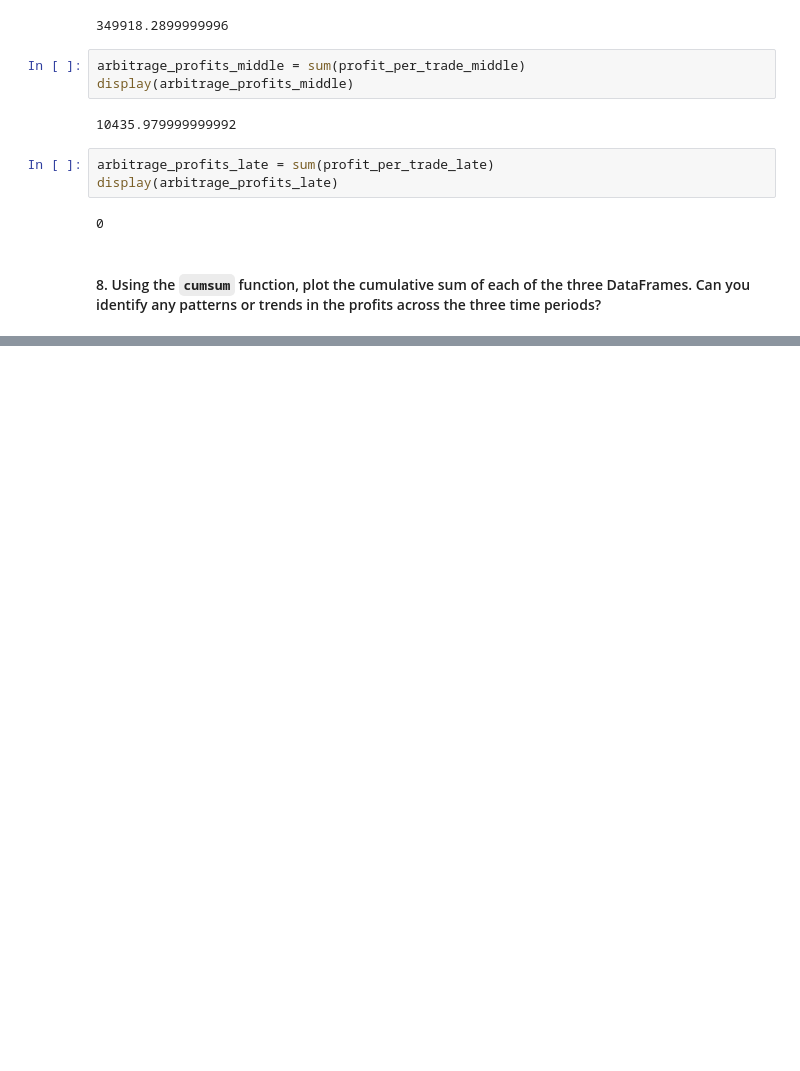
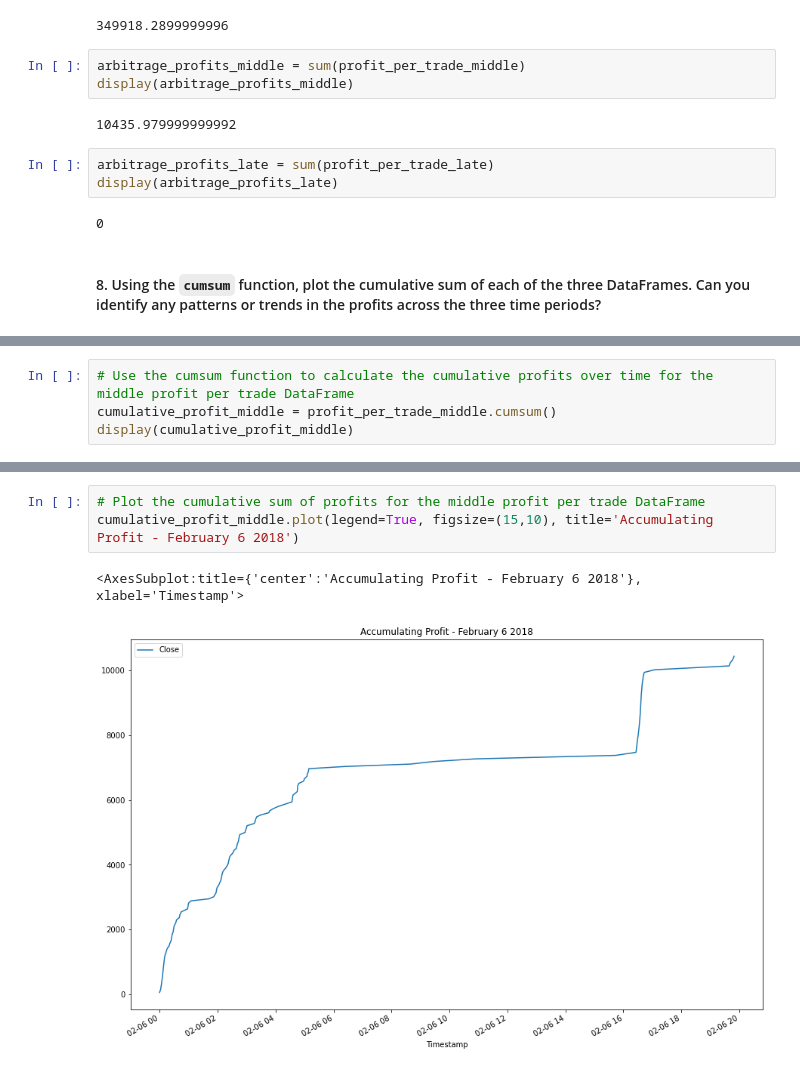
Before and after one commit to qrolston/Crypto-Arbitrage, a Jupyter notebook: crypto_arbitrage.ipynb, the cells around one changed output, grey strips where cells are left out. Cells and saved outputs as stored; diff of their text form; blank space fills up the shorter version.

```diff
--- a/crypto_arbitrage.ipynb
+++ b/crypto_arbitrage.ipynb
@@ -785,0 +802,4 @@ SyntaxError: invalid syntax (2792105250.py, line 2)
+# %%
+# Use the cumsum function to calculate the cumulative profits over time for the middle profit per trade DataFrame
+cumulative_profit_middle = profit_per_trade_middle.cumsum()
+display(cumulative_profit_middle)
@@ -785,0 +820,6 @@ SyntaxError: invalid syntax (2792105250.py, line 2)
+# %%
+# Plot the cumulative sum of profits for the middle profit per trade DataFrame
+cumulative_profit_middle.plot(legend=True, figsize=(15,10), title='Accumulating Profit - February 6 2018')
+# %% [output]
+<AxesSubplot:title={'center':'Accumulating Profit - February 6 2018'}, xlabel='Timestamp'>
+[figure, added]
```
Also changed, not shown: parts of 6 cells of this notebook.
